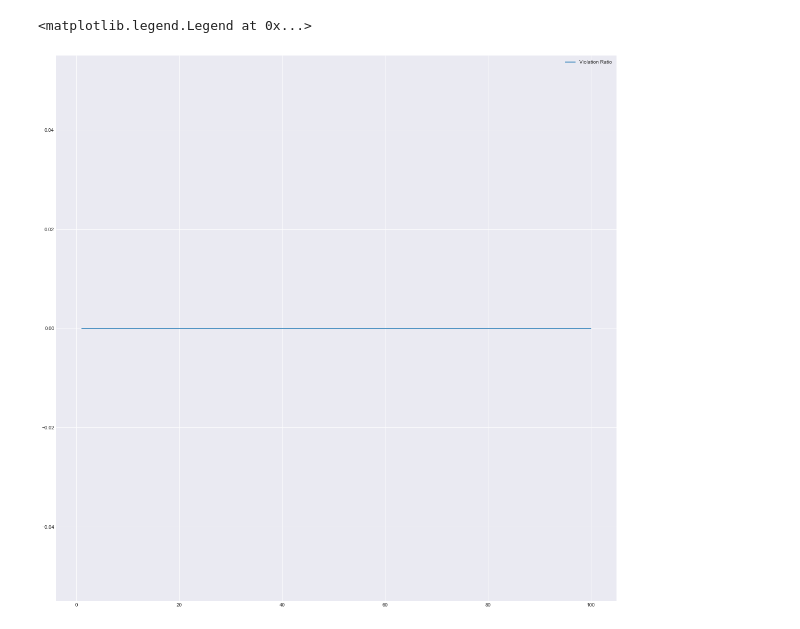
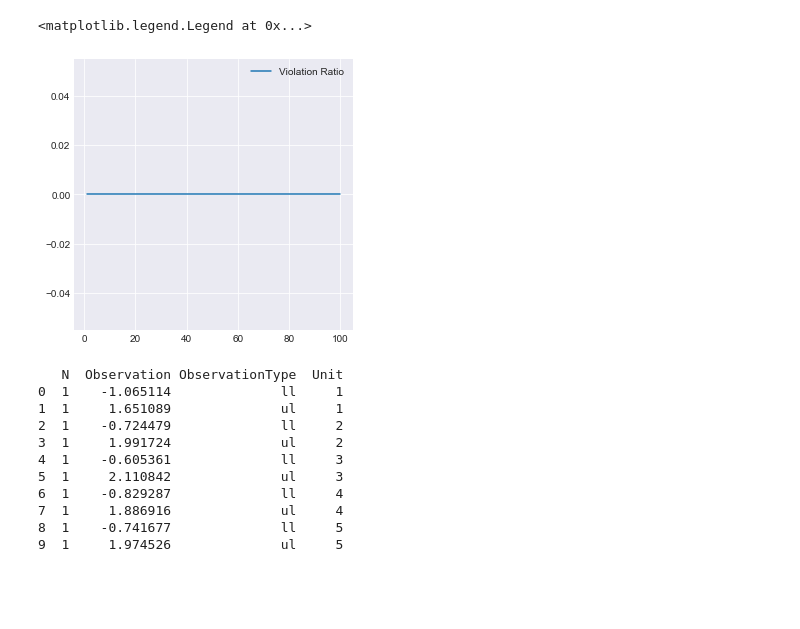
Before and after one commit to abhinavshaw1993/SampleBounds, a Jupyter notebook: Ipython_notebooks/Chernoff-Hoeffding Bound-week3.ipynb, the cells around one changed output. Saved outputs shown, nothing was run; the diff lists cells and outputs as text; code cells hidden in the pictures; blank space fills up the shorter version.

```diff
--- a/Ipython_notebooks/Chernoff-Hoeffding Bound-week3.ipynb
+++ b/Ipython_notebooks/Chernoff-Hoeffding Bound-week3.ipynb
@@ -16,7 +16,7 @@ max_samples = 200
 
 for N in range(1,max_samples+1):
 #     samples = np.random.normal(true_mean,true_stdev,N)
-    samples = np.random.uniform(true_mean,true_stdev,N)
+    samples = np.random.uniform(0,1,N)
     mean = np.mean(samples)
     # confidence param in range of [0,1]
     alpha = .95
@@ -29,7 +29,7 @@ for N in range(1,max_samples+1):
 
 
 sns.set_style("darkgrid")
-plt.figure(figsize=(20,20))
+plt.figure(figsize=(5,5))
 plt.plot(np.arange(1,max_samples+1),l_lim, label = "Lower Limit")
 plt.plot(np.arange(1,max_samples+1),sample_mean, label = "Sample Mean")
 plt.plot(np.arange(1,max_samples+1),u_lim, label = "Upper Limit")
@@ -104,16 +104,16 @@ plt.legend(loc = 'best')
 # %%
 # PLotting the Violations for the confidence interval.
 sns.set_style("darkgrid")
-plt.figure(figsize=(20,20))
+plt.figure(figsize=(5,5))
 plt.plot(np.arange(1,max_samples+1),violation_ratio, label = "Violation Ratio")
 plt.legend(loc = 'best')
 
 # Observation - on plotting the distribution of the violation ratio, we get unexpected results. Even though Chernoff-Hoeffding
 # Guarentees us that for 0 < epsilon < 1-mu, we will get 1-alpha violations of the bound on the true mean. But on plotting the
 # Violation Ratios for various experimens, we are getting more number of violations for various sample sizes.
 # %% [output]
 <matplotlib.legend.Legend at 0x...>
-[figure, old version]
+[figure, new version]
 # %%
 # # Saving Data to file.
 # file_name = "ChernovBoundsData_1000000Experiments.npz"
@@ -135,47 +135,42 @@ true_stdev = 0.2
 l_lim = []
 u_lim = []
 sample_mean = []
-max_samples = 100
+max_samples = 10
 max_experiments = 1000
 violation_ratio = []
 # confidence param in range of [0,1]
 alpha = .95
 epsilons = []
 lower, upper = 0, 1
+truncnorm_rv = stats.truncnorm((lower - true_mean) / true_stdev, (upper - true_mean) / true_stdev, loc=true_mean, scale=true_stdev)
+df_list = []
+columns = ["N", "Observation", "ObservationType", "Unit"]
 
 for N in range(1,max_samples+1):
-    intermediate_l_lim = []
-    intermediate_u_lim = []
-    intermediate_sample_mean = []
-    violations = []
-    counter = 0
     intermediate = - math.log((1-alpha)/2.0) /( 2.0 * N)
     e = math.sqrt(intermediate)
 
     for i in range(max_experiments):
         # Truncnorm gives us a truncated normal with support [0,1]
-        RV = stats.truncnorm((lower - true_mean) / true_stdev, (upper - true_mean) / true_stdev, loc=true_mean, scale=true_stdev)
-        samples = RV.rvs(N)
+        samples = truncnorm_rv.rvs(N)
         mean = np.mean(samples)
-
         # Bounding parameter eppsilon. Formula is taken form the tech report.
-        intermediate_l_lim.append(mean-e)
-        intermediate_u_lim.append(mean+e)
-        intermediate_sample_mean.append(mean)
-
+        inter_l_lim = mean-e
+        inter_u_lim = mean+e
+        df_list.append([N, inter_l_lim, "ll", i+1])
+        df_list.append([N, inter_u_lim, "ul", i+1])
         #Updating Counter if there is a violation
-        if (abs(mean - true_mean) > e):
-            counter += 1
-
-    l_lim.append(np.array(intermediate_l_lim).mean())
-    u_lim.append(np.array(intermediate_u_lim).mean())
-    sample_mean.append(np.array(intermediate_sample_mean).mean())
-    violation_ratio.append(counter / float(max_experiments))
-
-sns.set_style("darkgrid")
-plt.figure(figsize=(20,20))
-plt.plot(np.arange(1,max_samples+1),l_lim, label = "Lower Limit")
-plt.plot(np.arange(1,max_samples+1),sample_mean, label = "Sample Mean")
-plt.plot(np.arange(1,max_samples+1),u_lim, label = "Upper Limit")
-plt.plot(np.arange(1,max_samples+1),[true_mean]*max_samples, label = "True Mean")
-plt.legend(loc = 'best')
+df = pd.DataFrame(df_list, columns = columns)
+print(df.head(10))
+# %% [output]
+   N  Observation ObservationType  Unit
+0  1    -1.065114              ll     1
+1  1     1.651089              ul     1
+2  1    -0.724479              ll     2
+3  1     1.991724              ul     2
+4  1    -0.605361              ll     3
+5  1     2.110842              ul     3
+6  1    -0.829287              ll     4
+7  1     1.886916              ul     4
+8  1    -0.741677              ll     5
+9  1     1.974526              ul     5
```
Also changed, not shown: parts of 4 cells of this notebook, 1 other file.
